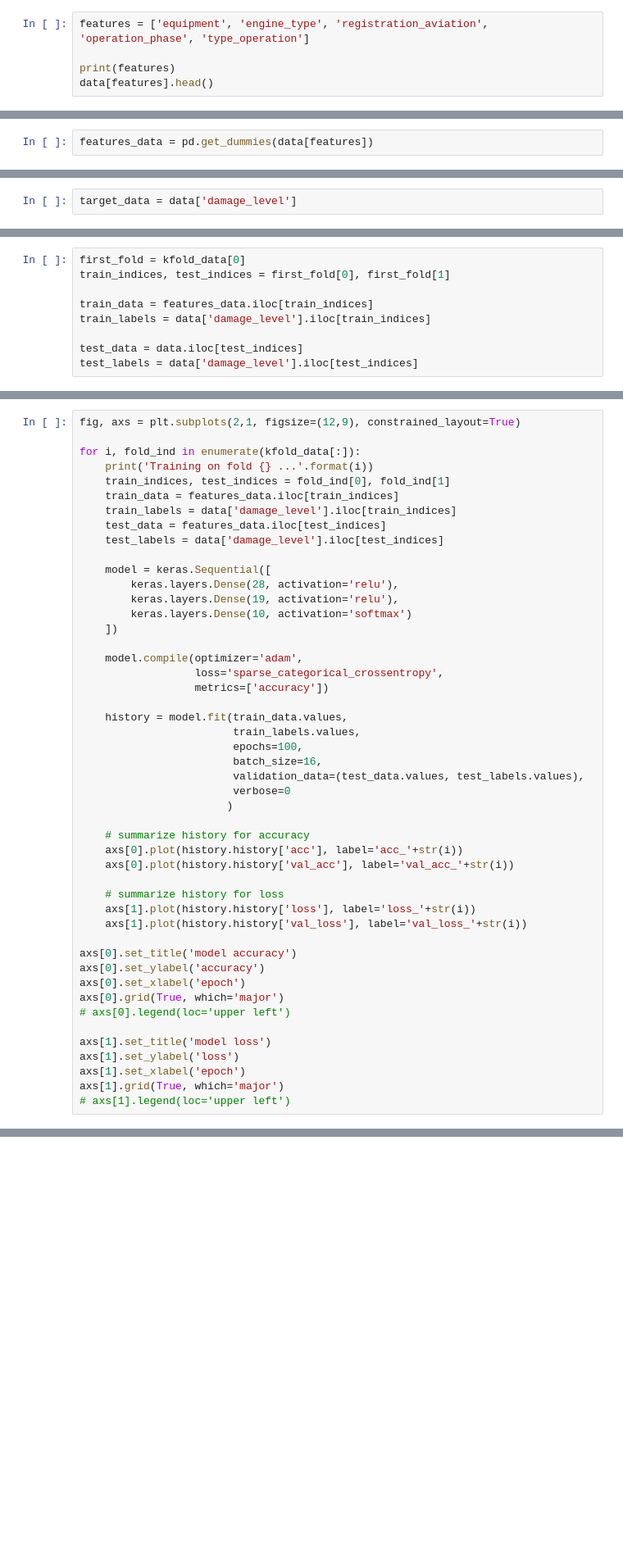
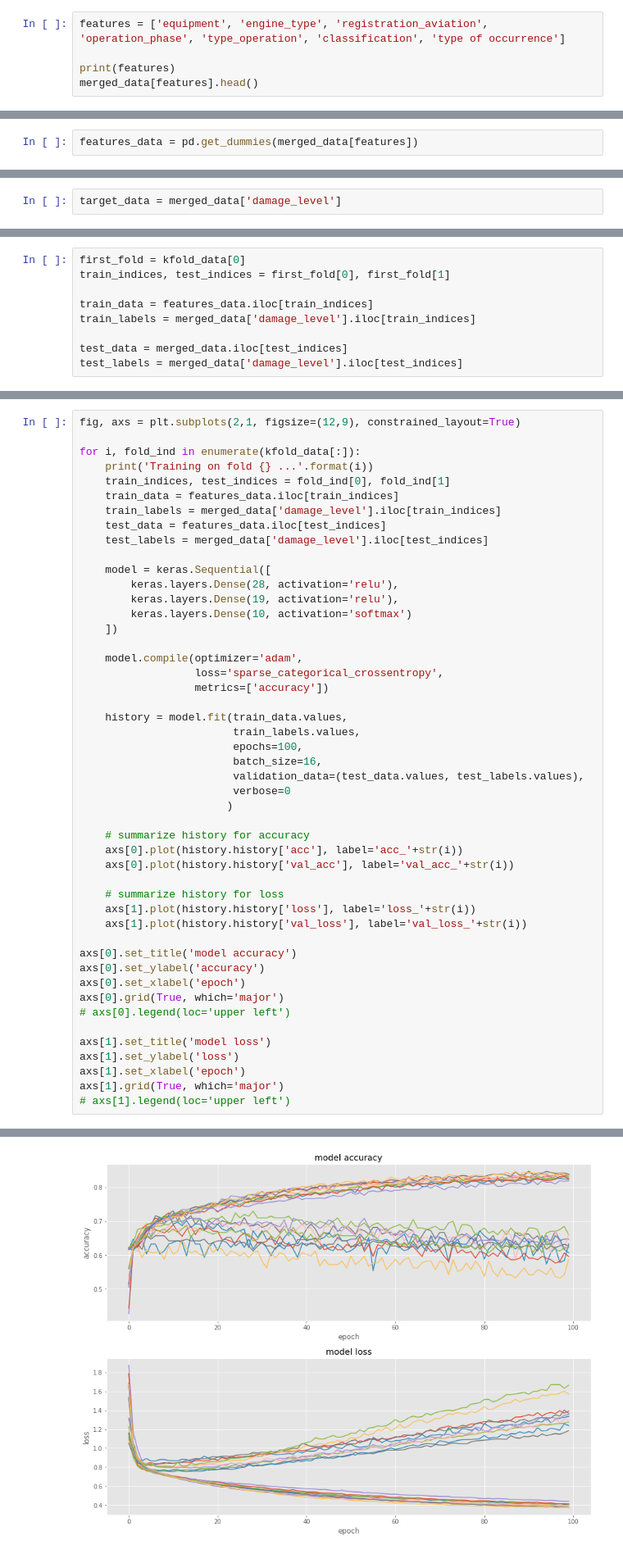
Before and after one commit to jenylmurdock/dsc-5-capstone-project-online-ds-pt-011419, a Jupyter notebook: student.ipynb, the cells around one changed output, grey strips where cells are left out. Shown at 82% size. Saved outputs shown, nothing was run; the diff lists cells and outputs as text; blank space fills up the shorter version.

```diff
--- a/student.ipynb
+++ b/student.ipynb
@@ -1256,7 +1354,7 @@ print (pipe_linreg.score(X_test, y_test))
 # %% [markdown]
 ## II.  Deep Learning Model
 # %%
-features = ['equipment', 'engine_type', 'registration_aviation', 'operation_phase', 'type_operation']
+features = ['equipment', 'engine_type', 'registration_aviation', 'operation_phase', 'type_operation', 'classification', 'type of occurrence']
 
 print(features)
-data[features].head()
+merged_data[features].head()
@@ -1263,4 +1369,4 @@ data[features].head()
 # %%
-features_data = pd.get_dummies(data[features])
+features_data = pd.get_dummies(merged_data[features])
 # %%
 features_data.head()
@@ -1277,2 +1403,2 @@ features_data.info()
 # %%
-target_data = data['damage_level']
+target_data = merged_data['damage_level']
@@ -1359,10 +1497,10 @@ first_fold = kfold_data[0]
 train_indices, test_indices = first_fold[0], first_fold[1]
 
 train_data = features_data.iloc[train_indices]
-train_labels = data['damage_level'].iloc[train_indices]
+train_labels = merged_data['damage_level'].iloc[train_indices]
 
-test_data = data.iloc[test_indices]
-test_labels = data['damage_level'].iloc[test_indices]
+test_data = merged_data.iloc[test_indices]
+test_labels = merged_data['damage_level'].iloc[test_indices]
 # %%
 # Train the model
 history = model.fit(train_data.values, train_labels.values, epochs=10)
@@ -1393,9 +1556,9 @@ for i, fold_ind in enumerate(kfold_data[:]):
     print('Training on fold {} ...'.format(i))
     train_indices, test_indices = fold_ind[0], fold_ind[1]
     train_data = features_data.iloc[train_indices]
-    train_labels = data['damage_level'].iloc[train_indices]
+    train_labels = merged_data['damage_level'].iloc[train_indices]
     test_data = features_data.iloc[test_indices]
-    test_labels = data['damage_level'].iloc[test_indices]
+    test_labels = merged_data['damage_level'].iloc[test_indices]
 
     model = keras.Sequential([
         keras.layers.Dense(28, activation='relu'),
@@ -1434,3 +1597,4 @@ axs[1].set_ylabel('loss')
 axs[1].set_xlabel('epoch')
 axs[1].grid(True, which='major')
 # axs[1].legend(loc='upper left')
+# %% [output]
@@ -1437,3 +1611,4 @@ axs[1].grid(True, which='major')
+[figure, added]
 # %%
 # print the loss and accuracy for the training data
 
```
Also changed, not shown: parts of 63 cells of this notebook, 1 other file.
